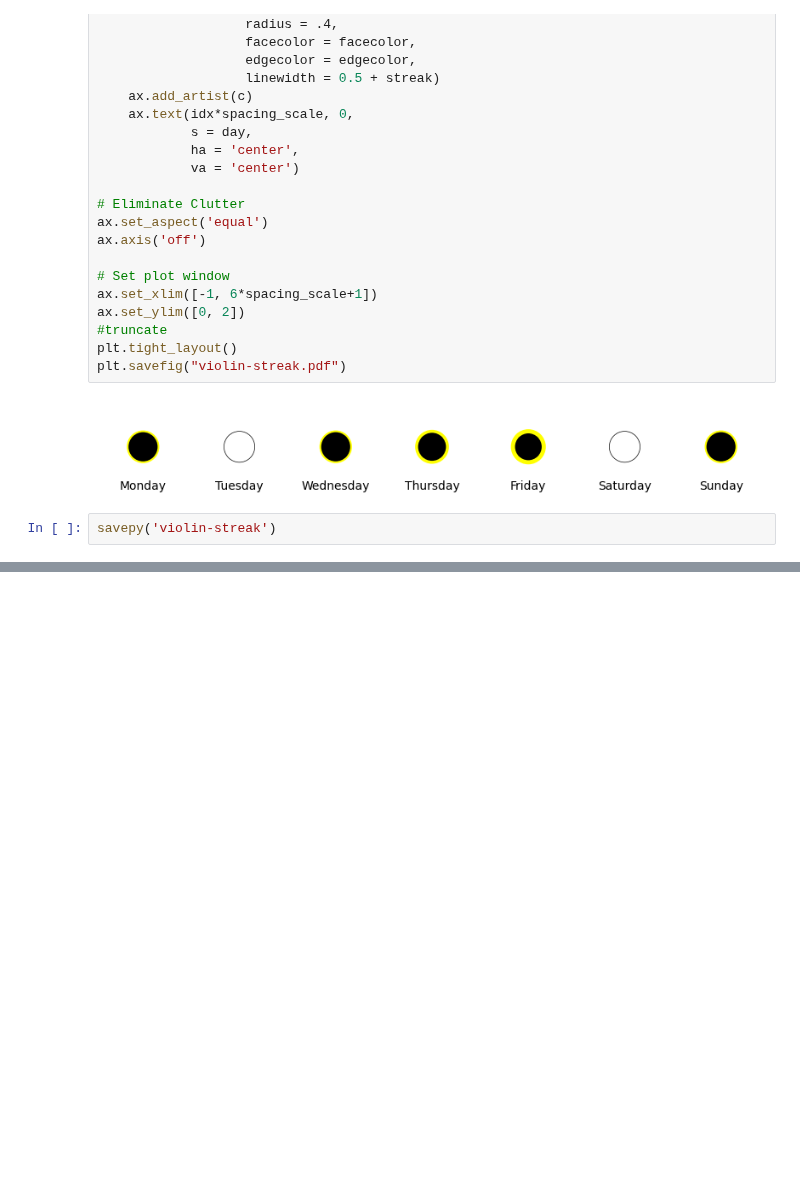
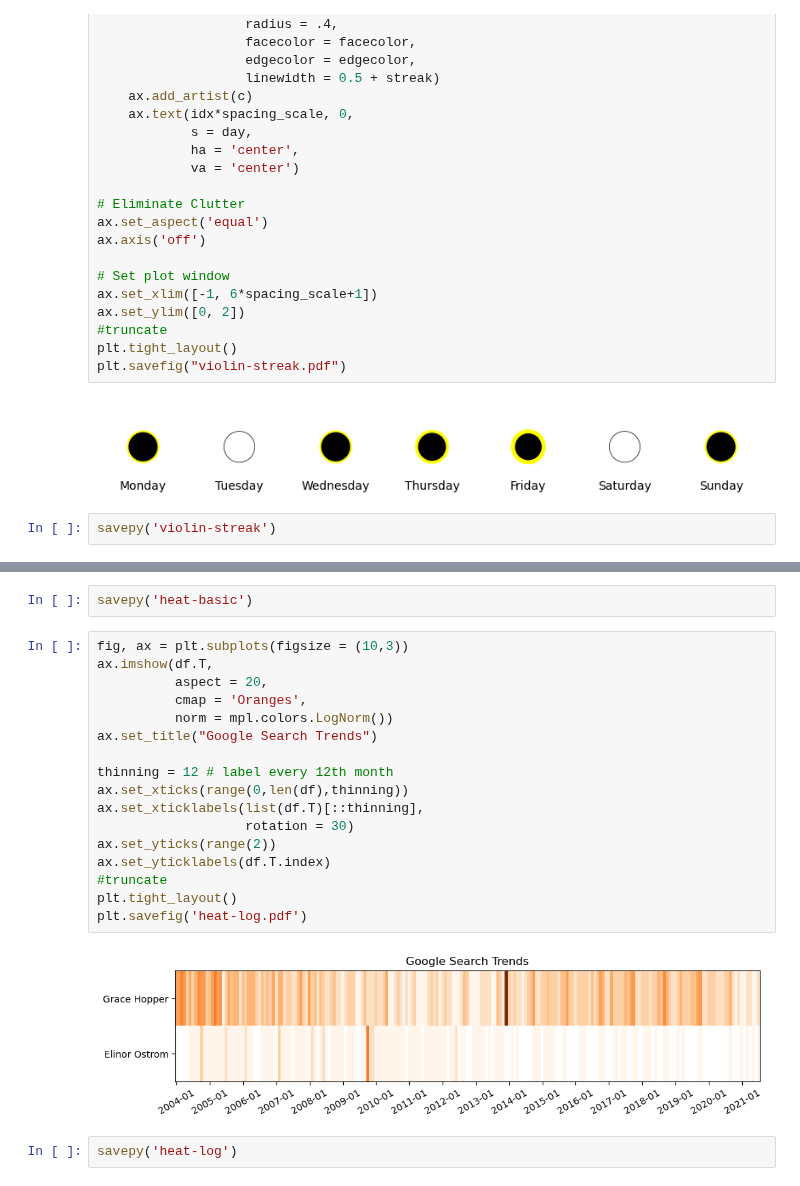
Before and after one commit to alexanderthclark/Matplotlib-for-Storytellers, a Jupyter notebook: python/Poetry-Figure-Dev.ipynb, the cells around one changed output, grey strips where cells are left out. Drawn from its saved outputs; the diff is of its cells as text; blank space fills up the shorter version.

```diff
--- a/python/Poetry-Figure-Dev.ipynb
+++ b/python/Poetry-Figure-Dev.ipynb
@@ -170,0 +206,23 @@ savepy('violin-streak')
+# %%
+savepy('heat-basic')
+# %%
+fig, ax = plt.subplots(figsize = (10,3))
+ax.imshow(df.T,
+          aspect = 20,
+          cmap = 'Oranges',
+          norm = mpl.colors.LogNorm())
+ax.set_title("Google Search Trends")
+
+thinning = 12 # label every 12th month
+ax.set_xticks(range(0,len(df),thinning))
+ax.set_xticklabels(list(df.T)[::thinning],
+                   rotation = 30)
+ax.set_yticks(range(2))
+ax.set_yticklabels(df.T.index)
+#truncate
+plt.tight_layout()
+plt.savefig('heat-log.pdf')
+# %% [output]
+[figure, added]
+# %%
+savepy('heat-log')
```
Also changed, not shown: parts of 14 cells of this notebook, 27 other files.
